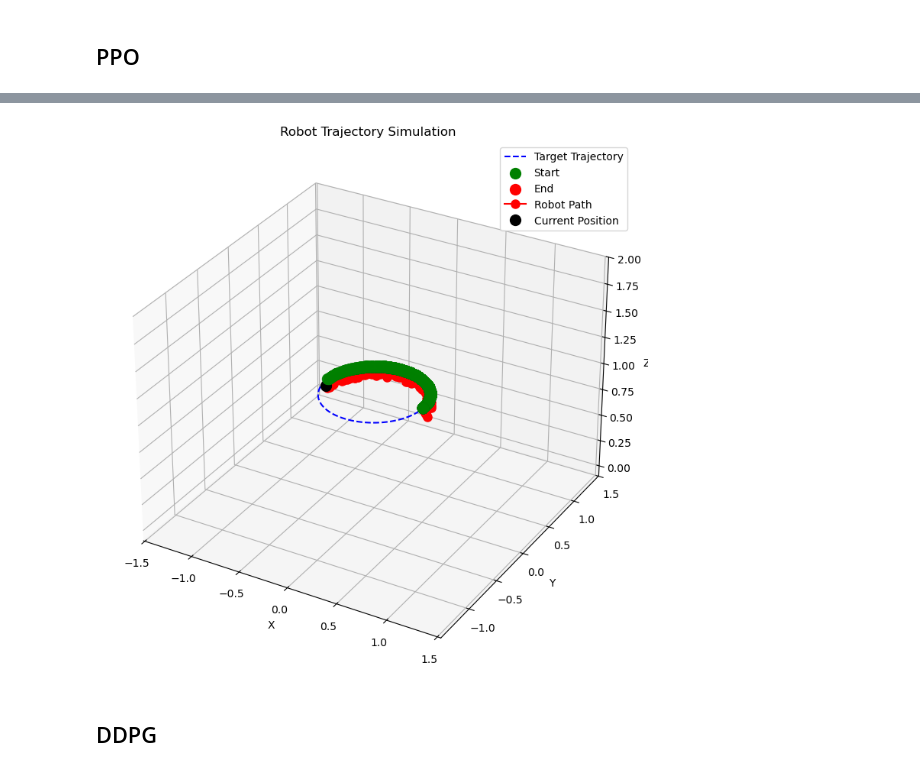
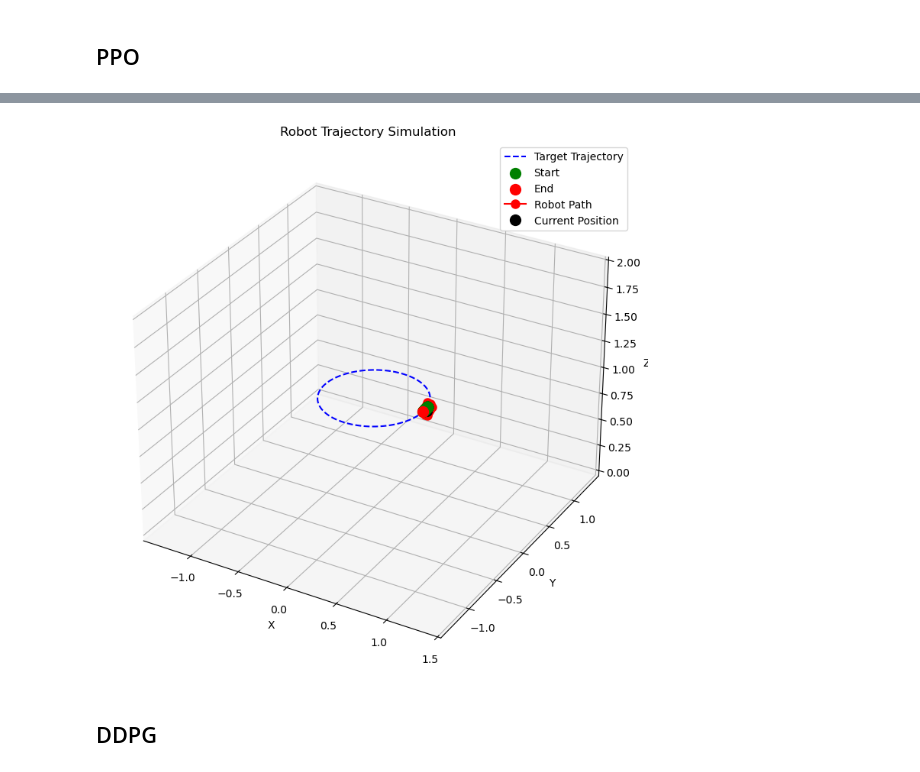
Before and after one commit to damurka5/RL_CDPR, a Jupyter notebook: mujoco_py/11_SB3_PPO&DDPG_evaluation.ipynb, the cells around one changed output, grey strips where cells are left out. Cells and saved outputs as stored; diff of their text form; code cells hidden in the pictures.

```diff
--- a/mujoco_py/11_SB3_PPO&DDPG_evaluation.ipynb
+++ b/mujoco_py/11_SB3_PPO&DDPG_evaluation.ipynb
@@ -19,7 +19,8 @@ device = torch.device("cpu")
 # %% [markdown]
 ## Models loading
 # %%
-modelSB3_PPO = PPO.load("models/ppo_cdpr4_model_3m_timesteps.zip", env=CDPR4_env(), custom_objects={'observation_space': CDPR4_env().observation_space, 'action_space': CDPR4_env().action_space}, print_system_info=True)
+robot_model = CDPR4_env(pos=np.array([.0, .0, 1.]))
+modelSB3_PPO = PPO.load("models/ppo_cdpr4_model_3m_timesteps.zip", env=robot_model, custom_objects={'observation_space': robot_model.observation_space, 'action_space': robot_model.action_space}, print_system_info=True)
 # %% [output]
 == CURRENT SYSTEM INFO ==
 - OS: macOS-15.1.1-arm64-arm-64bit Darwin Kernel Version 24.1.0: Thu Oct 10 21:03:15 PDT 2024; root:xnu-11215.41.3~2/RELEASE_ARM64_T6000
@@ -40,28 +41,3 @@ Wrapping the env with a `Monitor` wrapper
 Wrapping the env in a DummyVecEnv.
 # %% [markdown]
 ## Robot simulation and graph plotting functions
-# %%
-robot_model = CDPR4(pos=np.array([.0, .0, 1.]))
-dt = 0.1
-robot_model.dt = dt
-max_force = 15
-action_decoder = {
-            i: np.array([int(b) for b in f'{i:04b}']) for i in range(16)
-        }
-
-def system(model, X, t_span):
-    global dt, robot_model
-
-    states = np.zeros((t_span.shape[0], X.shape[0]))
-    for i in range(t_span.shape[0]):
-        action, _states = model.predict(X, deterministic=True)
-
-        u = action #* max_force
-        vel = X[3:6]
-        dXdt = np.hstack((vel, np.zeros((3,)))).flatten() + robot_model.B() @ u + np.array([0, 0, 0, 0, 0, -g])
-        X[:6] = X[:6] + dt*dXdt.flatten()
-
-        states[i, :] = X
-        robot_model.pos = np.copy(X[:3])
-
-    return states
@@ -288,10 +305,11 @@ def visualize_simulation(trajectory, robot_states, reached_points, interval=100,
 eps = 500
 t_span = np.linspace(0, dt*eps, eps)
 X=np.array([0,0,1,0,0,0], dtype=np.float32)
-des_pos = np.array([1,1,0], dtype=np.float32)
+des_pos = np.array([0,0,2], dtype=np.float32)
 X = np.hstack([X, des_pos])
+robot_model.cur_state = X
 
-sol1 = system(modelSB3_PPO, X, t_span)
+sol1, d = system(modelSB3_PPO, X, t_span)
 # %%
 plot_states(sol1, t_span)
 # %% [output]
@@ -307,14 +325,21 @@ get_rms_err(sol1[15:115], des_pos, t_span[15:115])
 # %%
 traj1 = horizontal_circle_trajectory_points(t_span = np.linspace(0, 20, 200))
+
+robot_model.cur_state = np.hstack((traj1[0],
+                                   np.zeros(3),
+                                   traj1[1]))
+
 states, reached_p = follow_trajectory(model=modelSB3_PPO,
-                  initial_state=np.hstack((traj1[0], np.array([.0,.0,.0]))),
+                  initial_state=np.hstack((traj1[0],
+                                   np.zeros(3),
+                                   traj1[1])),
                   trajectory=traj1,
-                  robot_model=CDPR4(pos=traj1[0]))
+                  robot_model=robot_model)
 visualize_simulation(trajectory=traj1,
                      robot_states=states,
                      reached_points=reached_p,
                      save_animation=True)
 # %% [output]
-[figure, old version]
+[figure, new version]
 # %% [markdown]
 ## DDPG
```
Also changed, not shown: parts of 5 cells of this notebook, 2 other files.
